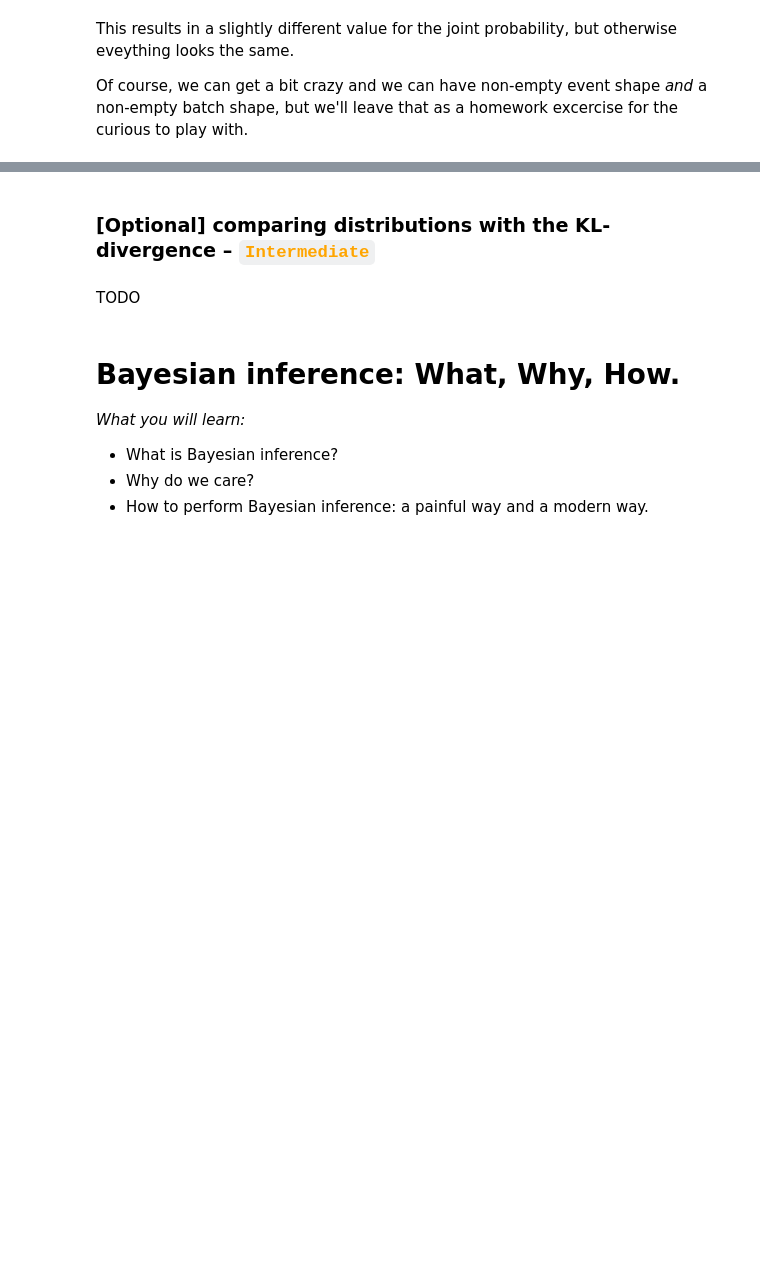
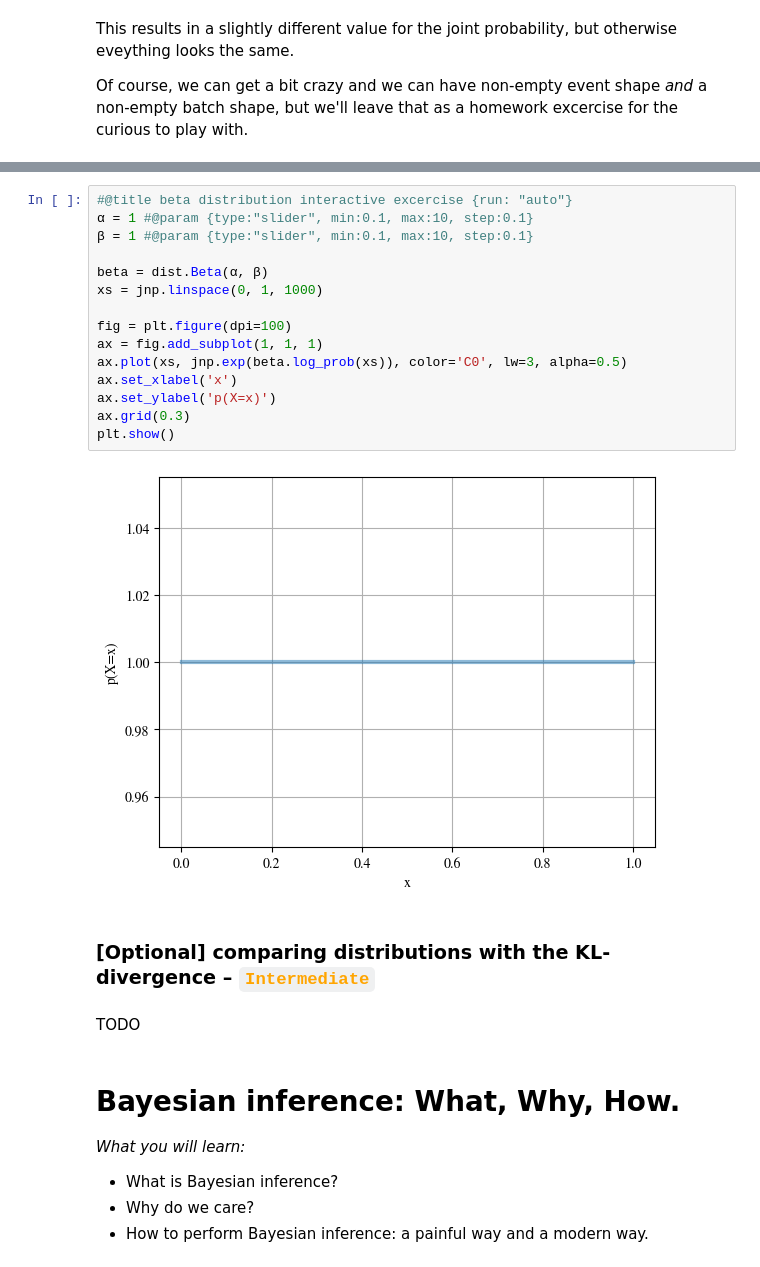
Before and after one commit to deep-learning-indaba/indaba-pracs-2023, a Jupyter notebook: Introduction_to_Probabilistic_Thinking_and_Programming.ipynb, the cells around one changed output, grey strips where cells are left out. Drawn from its saved outputs; the diff is of its cells as text; blank space fills up the shorter version.

Commit message:
Add notation and beta distribution sections

```diff
--- a/Introduction_to_Probabilistic_Thinking_and_Programming.ipynb
+++ b/Introduction_to_Probabilistic_Thinking_and_Programming.ipynb
@@ -898,3 +910,20 @@ TODO: beta distribution
+# %%
+#@title beta distribution interactive excercise {run: "auto"}
+α = 1 #@param {type:"slider", min:0.1, max:10, step:0.1}
+β = 1 #@param {type:"slider", min:0.1, max:10, step:0.1}
+
+beta = dist.Beta(α, β)
+xs = jnp.linspace(0, 1, 1000)
+
+fig = plt.figure(dpi=100)
+ax = fig.add_subplot(1, 1, 1)
+ax.plot(xs, jnp.exp(beta.log_prob(xs)), color='C0', lw=3, alpha=0.5)
+ax.set_xlabel('x')
+ax.set_ylabel('p(X=x)')
+ax.grid(0.3)
+plt.show()
+# %% [output]
+[figure, added]
 # %% [markdown]
 ### [Optional] comparing distributions with the KL-divergence – <font color='orange'>`Intermediate`</font>
 # %% [markdown]
```
Also changed, not shown: parts of 50 cells of this notebook.
